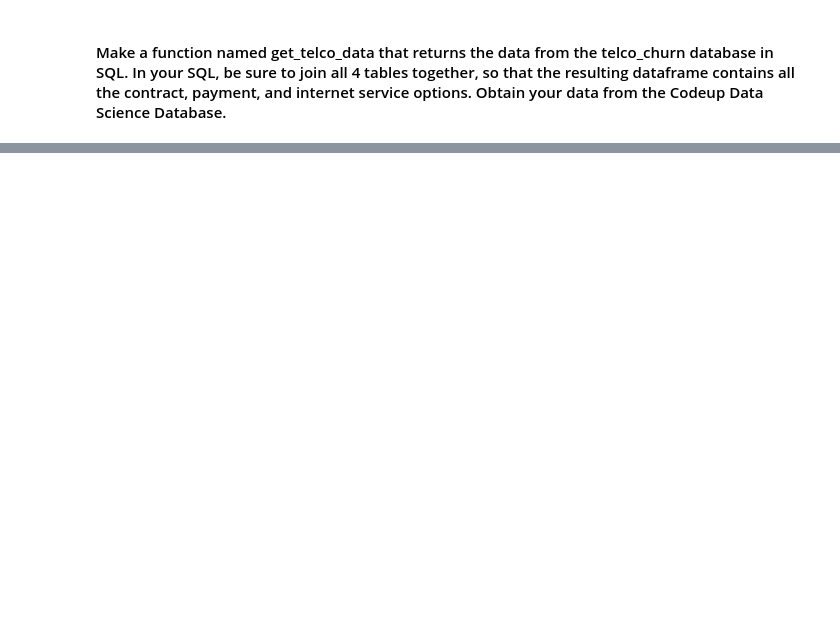
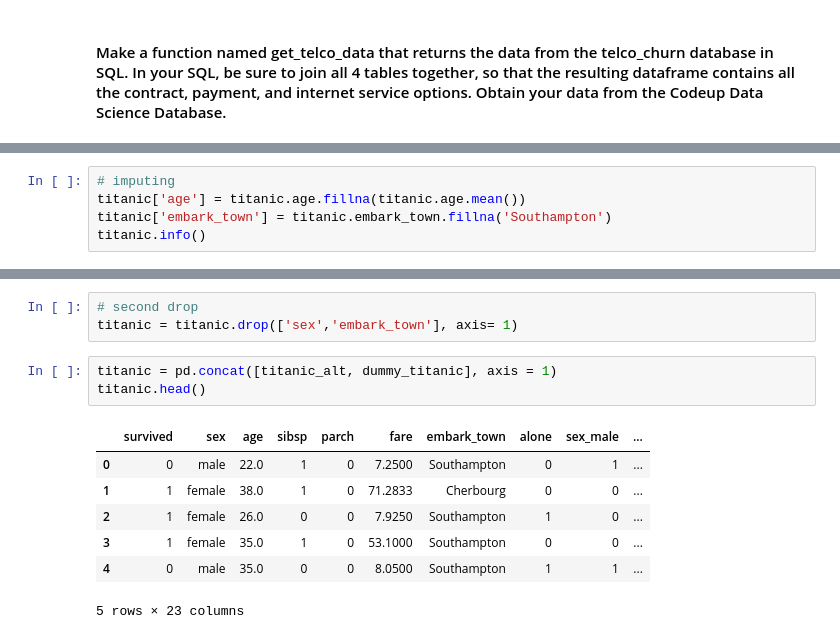
Before and after one commit to DeangeloBowen1/classification-exercises, a Jupyter notebook: classification_exercises.ipynb, the cells around one changed output, grey strips where cells are left out. Drawn from its saved outputs; the diff is of its cells as text; blank space fills up the shorter version.

```diff
--- a/classification_exercises.ipynb
+++ b/classification_exercises.ipynb
@@ -335,0 +273,5 @@ Once you've got your get_titanic_data, get_iris_data, and get_telco_data functio
+# %%
+# imputing
+titanic['age'] = titanic.age.fillna(titanic.age.mean())
+titanic['embark_town'] = titanic.embark_town.fillna('Southampton')
+titanic.info()
@@ -335,0 +307,14 @@ Once you've got your get_titanic_data, get_iris_data, and get_telco_data functio
+# %%
+# second drop
+titanic = titanic.drop(['sex','embark_town'], axis= 1)
+# %%
+titanic = pd.concat([titanic_alt, dummy_titanic], axis = 1)
+titanic.head()
+# %% [output]
+|  | survived | sex | age | sibsp | parch | fare | embark_town | alone | sex_male | ... |
+| 0 | 0 | male | 22.0 | 1 | 0 | 7.2500 | Southampton | 0 | 1 | ... |
+| 1 | 1 | female | 38.0 | 1 | 0 | 71.2833 | Cherbourg | 0 | 0 | ... |
+| 2 | 1 | female | 26.0 | 0 | 0 | 7.9250 | Southampton | 1 | 0 | ... |
+| 3 | 1 | female | 35.0 | 1 | 0 | 53.1000 | Southampton | 0 | 0 | ... |
+| 4 | 0 | male | 35.0 | 0 | 0 | 8.0500 | Southampton | 1 | 1 | ... |
+5 rows × 23 columns
```
Also changed, not shown: parts of 79 cells of this notebook, 1 other file.
